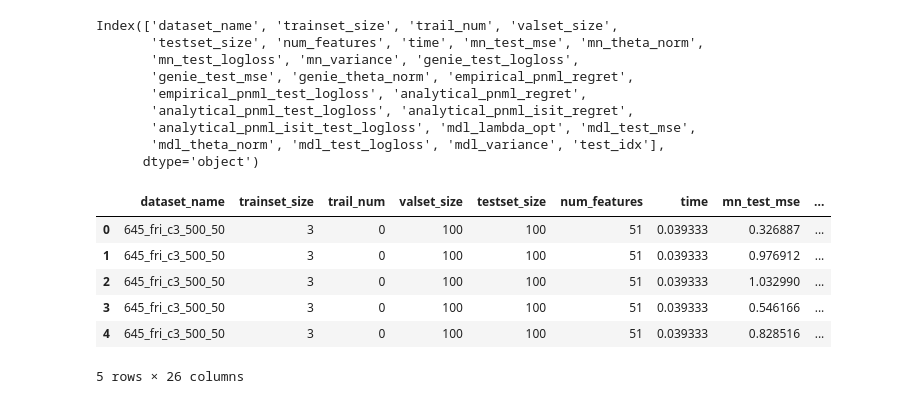
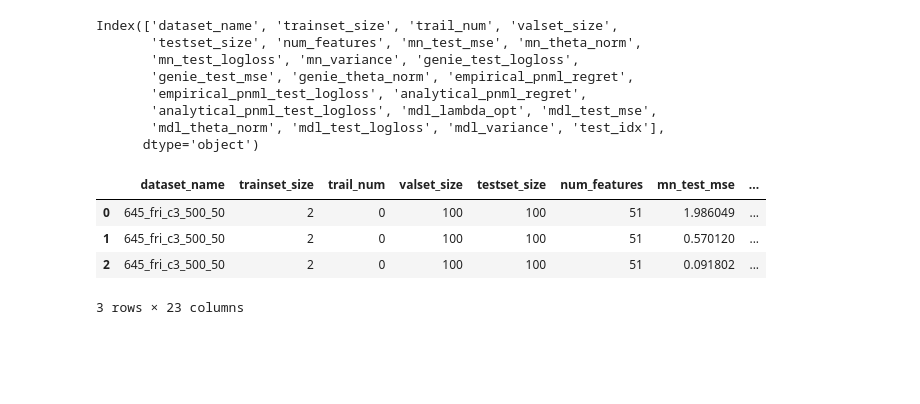
Before and after one commit to kobybibas/pnml_linear_regression_simulation, a Jupyter notebook: notebooks/single_real_data.ipynb, the cells around one changed output. Drawn from its saved outputs; the diff is of its cells as text; code cells hidden in the pictures; blank space fills up the shorter version.

```diff
--- a/notebooks/single_real_data.ipynb
+++ b/notebooks/single_real_data.ipynb
@@ -20,26 +21,22 @@ mpl.rcParams['axes.labelsize'] = 'large'
 logloss_inf_limit = -np.log(np.finfo('float').eps)
 # %%
 # Define result path
+res_path = osp.join('..', 'output', 'real_data_20200806_070825', 'results.csv')
 
-# adaptive var
-res_path = osp.join('..', 'output', 'real_data_20200804_110806', 'results.csv')
 res_df = pd.read_csv(res_path)
 print(res_df.columns)
-res_df.head()
+res_df.head(3)
 # %% [output]
 Index(['dataset_name', 'trainset_size', 'trail_num', 'valset_size',
-       'testset_size', 'num_features', 'time', 'mn_test_mse', 'mn_theta_norm',
+       'testset_size', 'num_features', 'mn_test_mse', 'mn_theta_norm',
        'mn_test_logloss', 'mn_variance', 'genie_test_logloss',
        'genie_test_mse', 'genie_theta_norm', 'empirical_pnml_regret',
        'empirical_pnml_test_logloss', 'analytical_pnml_regret',
-       'analytical_pnml_test_logloss', 'analytical_pnml_isit_regret',
-       'analytical_pnml_isit_test_logloss', 'mdl_lambda_opt', 'mdl_test_mse',
+       'analytical_pnml_test_logloss', 'mdl_lambda_opt', 'mdl_test_mse',
        'mdl_theta_norm', 'mdl_test_logloss', 'mdl_variance', 'test_idx'],
       dtype='object')
-|  | dataset_name | trainset_size | trail_num | valset_size | testset_size | num_features | time | mn_test_mse | ... |
-| 0 | 645_fri_c3_500_50 | 3 | 0 | 100 | 100 | 51 | 0.039333 | 0.326887 | ... |
-| 1 | 645_fri_c3_500_50 | 3 | 0 | 100 | 100 | 51 | 0.039333 | 0.976912 | ... |
-| 2 | 645_fri_c3_500_50 | 3 | 0 | 100 | 100 | 51 | 0.039333 | 1.032990 | ... |
-| 3 | 645_fri_c3_500_50 | 3 | 0 | 100 | 100 | 51 | 0.039333 | 0.546166 | ... |
-| 4 | 645_fri_c3_500_50 | 3 | 0 | 100 | 100 | 51 | 0.039333 | 0.828516 | ... |
+|  | dataset_name | trainset_size | trail_num | valset_size | testset_size | num_features | mn_test_mse | ... |
+| 0 | 645_fri_c3_500_50 | 2 | 0 | 100 | 100 | 51 | 1.986049 | ... |
+| 1 | 645_fri_c3_500_50 | 2 | 0 | 100 | 100 | 51 | 0.570120 | ... |
+| 2 | 645_fri_c3_500_50 | 2 | 0 | 100 | 100 | 51 | 0.091802 | ... |
-5 rows × 26 columns
+3 rows × 23 columns
```
Also changed, not shown: parts of 9 cells of this notebook, 10 other files.
